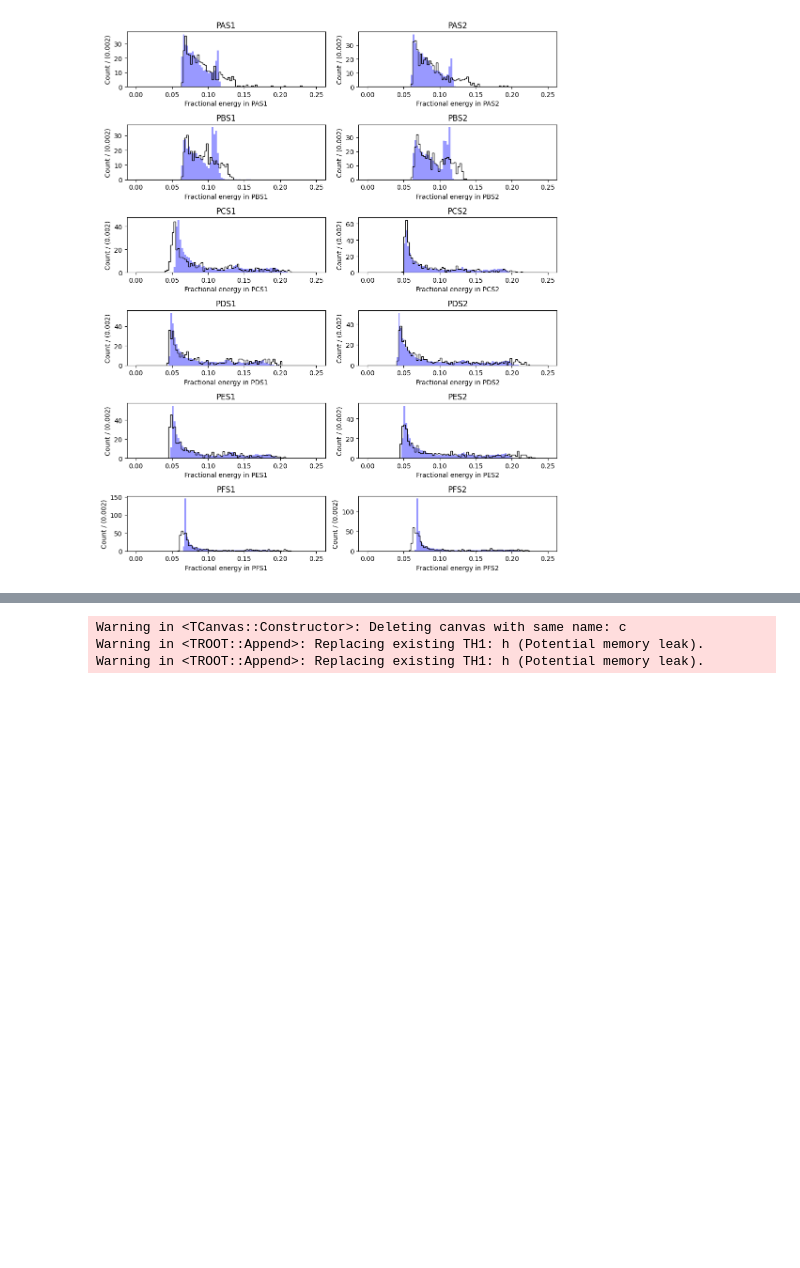
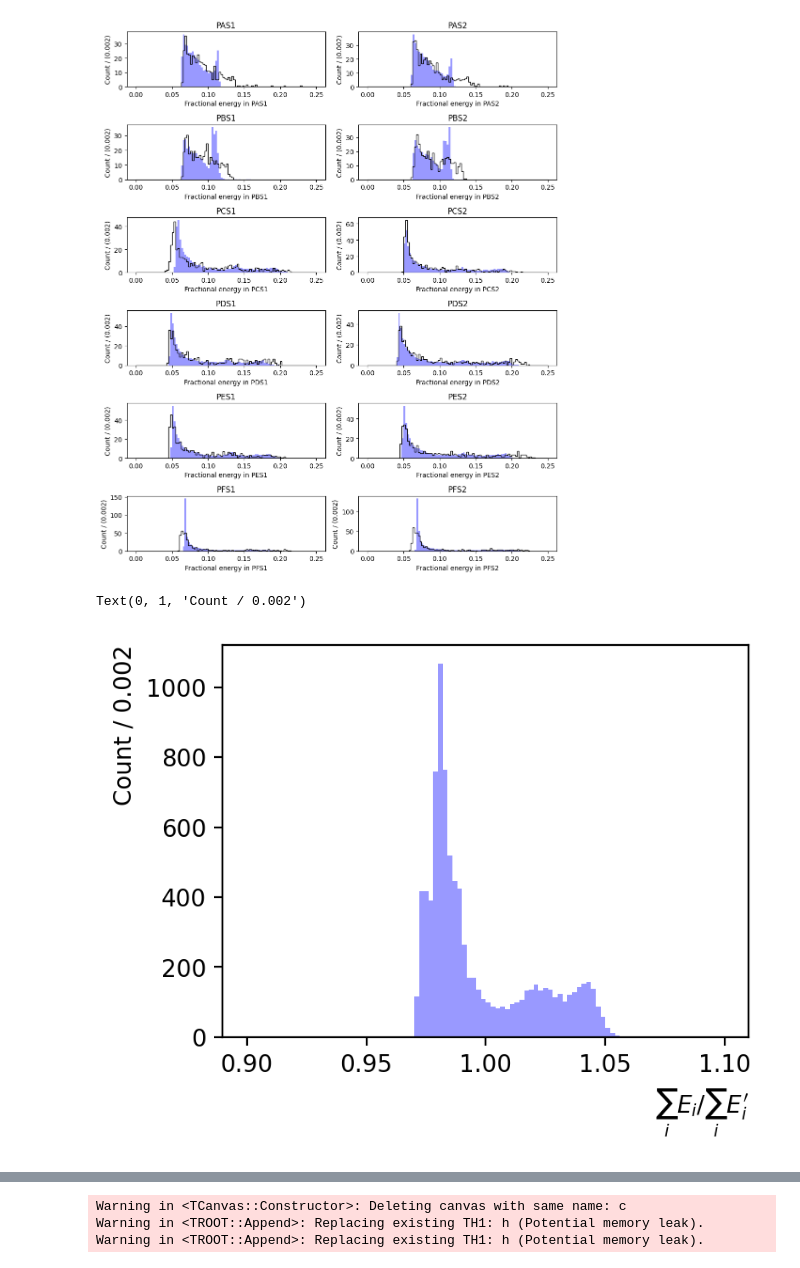
Before and after one commit to perry5334/CDMS, a Jupyter notebook: notebooks/BGM/cRadial_eff_nonlinrescale.ipynb, the cells around one changed output, grey strips where cells are left out. Saved outputs shown, nothing was run; the diff lists cells and outputs as text; code cells hidden in the pictures; blank space fills up the shorter version.

Commit message:
Added individual plots comparing rescaled sim and data for L and K shell events

```diff
--- a/notebooks/BGM/cRadial_eff_nonlinrescale.ipynb
+++ b/notebooks/BGM/cRadial_eff_nonlinrescale.ipynb
@@ -297,2 +234,14 @@ plt.tight_layout()
 # %% [output]
 [figure]
+# %%
+bins_start, bins_end, nbins = 0.9, 1.1, 100
+binwidth = np.round((bins_end - bins_start) / nbins, 3)
+bins = np.linspace(bins_start, bins_end, nbins+1)
+
+plt.figure(figsize=(4,3), dpi=200)
+plt.hist((df['Ge']['E_sum'] / df['Ge']['E_sum_r'])[df['Ge']['Lshell_cut']], bins, color = 'blue', alpha = 0.4)
+plt.xlabel(r"$\sum_i E_i / \sum_i E_i'$", loc = 'right')
+plt.ylabel("Count / " + str(binwidth), loc = 'top' )
+# %% [output]
+Text(0, 1, 'Count / 0.002')
+[figure, added]
```
Also changed, not shown: parts of 8 cells of this notebook.
